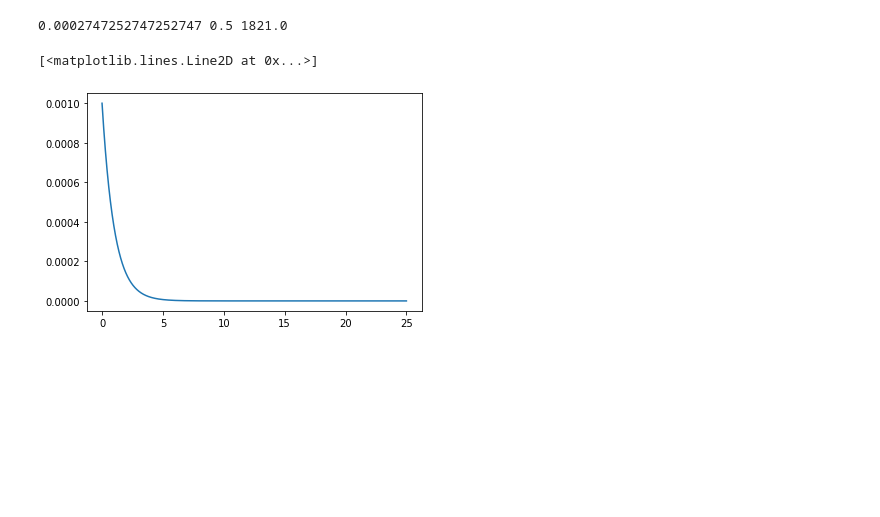
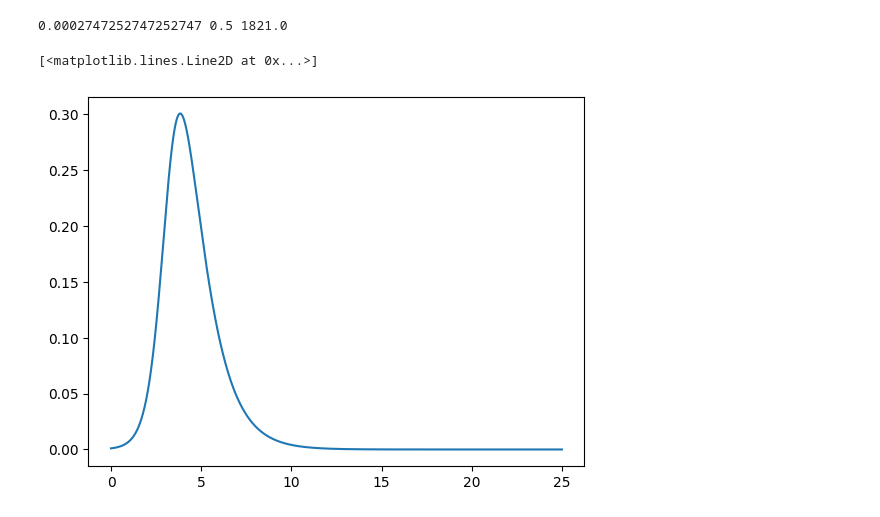
Before and after one commit to moises-santillan/MathematicalBiology, a Jupyter notebook: code/SIR_Model.ipynb, the cells around one changed output. Drawn from its saved outputs; the diff is of its cells as text; code cells hidden in the pictures; blank space fills up the shorter version.

```diff
--- a/code/SIR_Model.ipynb
+++ b/code/SIR_Model.ipynb
@@ -81,12 +81,12 @@ print(mu, gamma, rho)
 # %% [output]
 0.0002747252747252747 0.5 1821.0
 # %%
-R0 = .001
+R0 = 3
 
 t = np.linspace(0, 25, 10000)
 
 u = odeint(SIR_CP, [.999, .001], t, args=(R0,))
 plt.plot(t, u[:,1])
 # %% [output]
 [<matplotlib.lines.Line2D at 0x...>]
-[figure, old version]
+[figure, new version]
```
Also changed, not shown: parts of 1 cell of this notebook.
